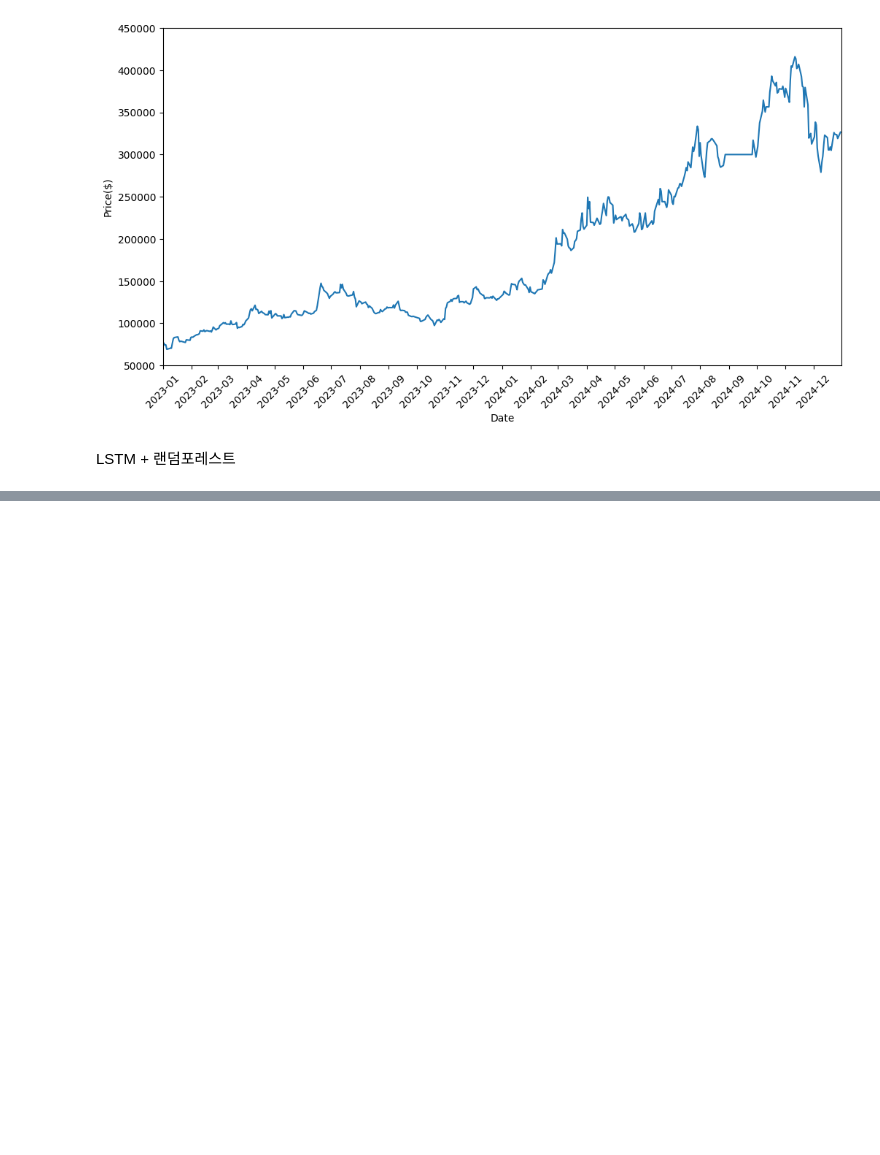
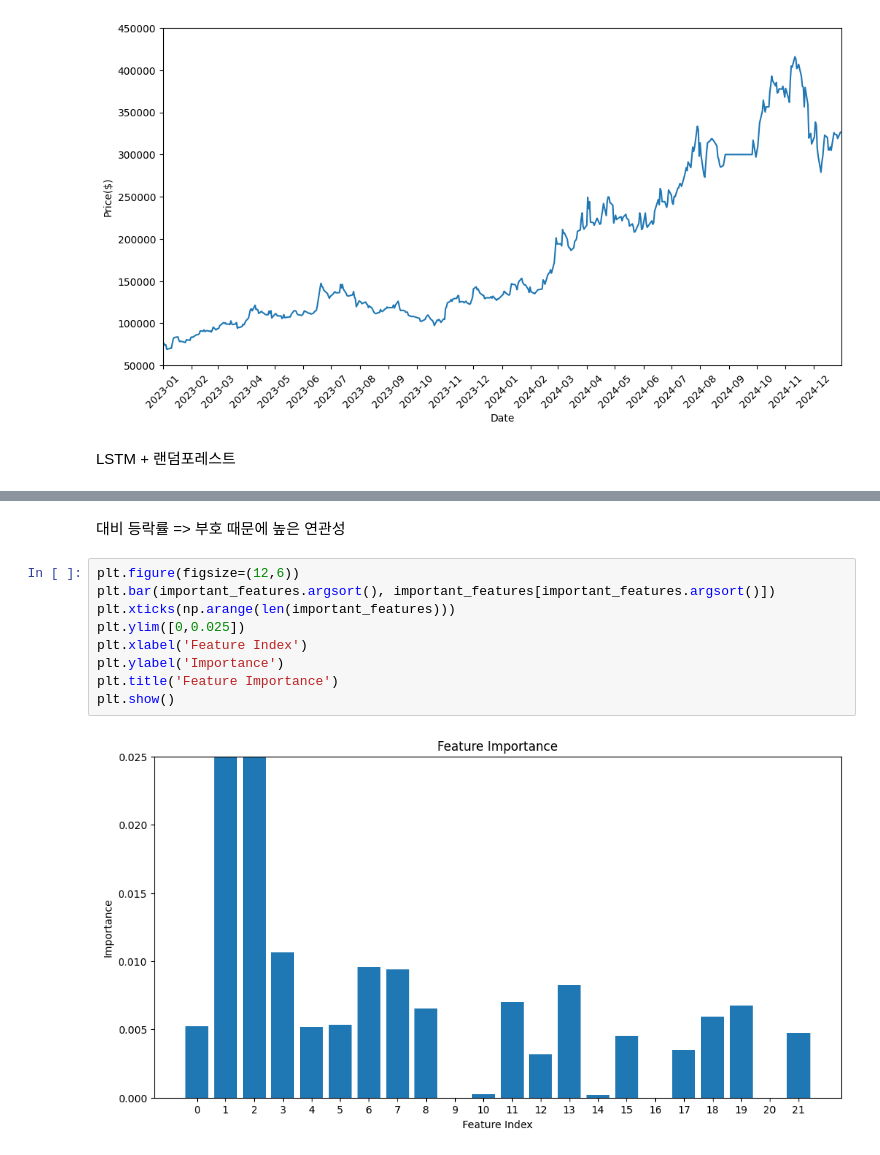
Before and after one commit to parkjh21c/ML, a Jupyter notebook: smarthon_model.ipynb, the cells around one changed output, grey strips where cells are left out. Drawn from its saved outputs; the diff is of its cells as text; blank space fills up the shorter version.

```diff
--- a/smarthon_model.ipynb
+++ b/smarthon_model.ipynb
@@ -112,0 +114,13 @@ InvalidIndexError: (slice(None, None, None), array([19,  8, 13,  6,  7,  5,  3,
+# %% [markdown]
+대비 등락률 => 부호 때문에 높은 연관성
+# %%
+plt.figure(figsize=(12,6))
+plt.bar(important_features.argsort(), important_features[important_features.argsort()])
+plt.xticks(np.arange(len(important_features)))
+plt.ylim([0,0.025])
+plt.xlabel('Feature Index')
+plt.ylabel('Importance')
+plt.title('Feature Importance')
+plt.show()
+# %% [output]
+[figure, added]
```
Also changed, not shown: parts of 14 cells of this notebook.
